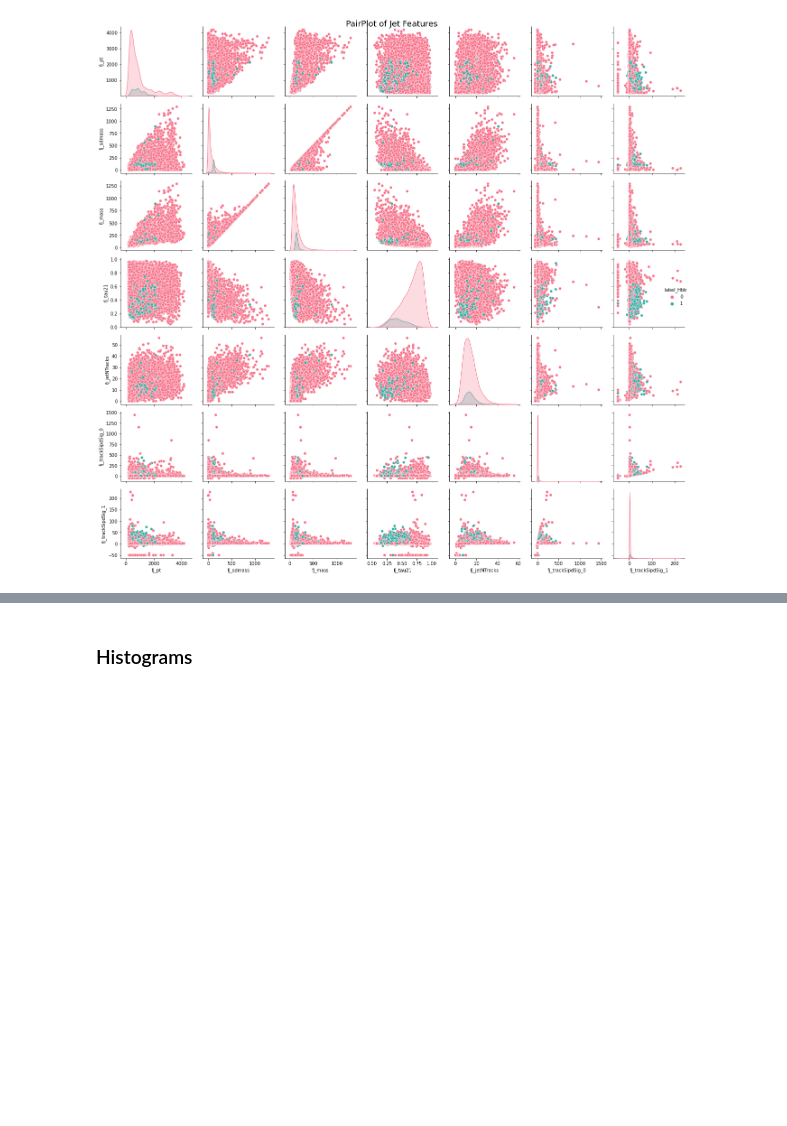
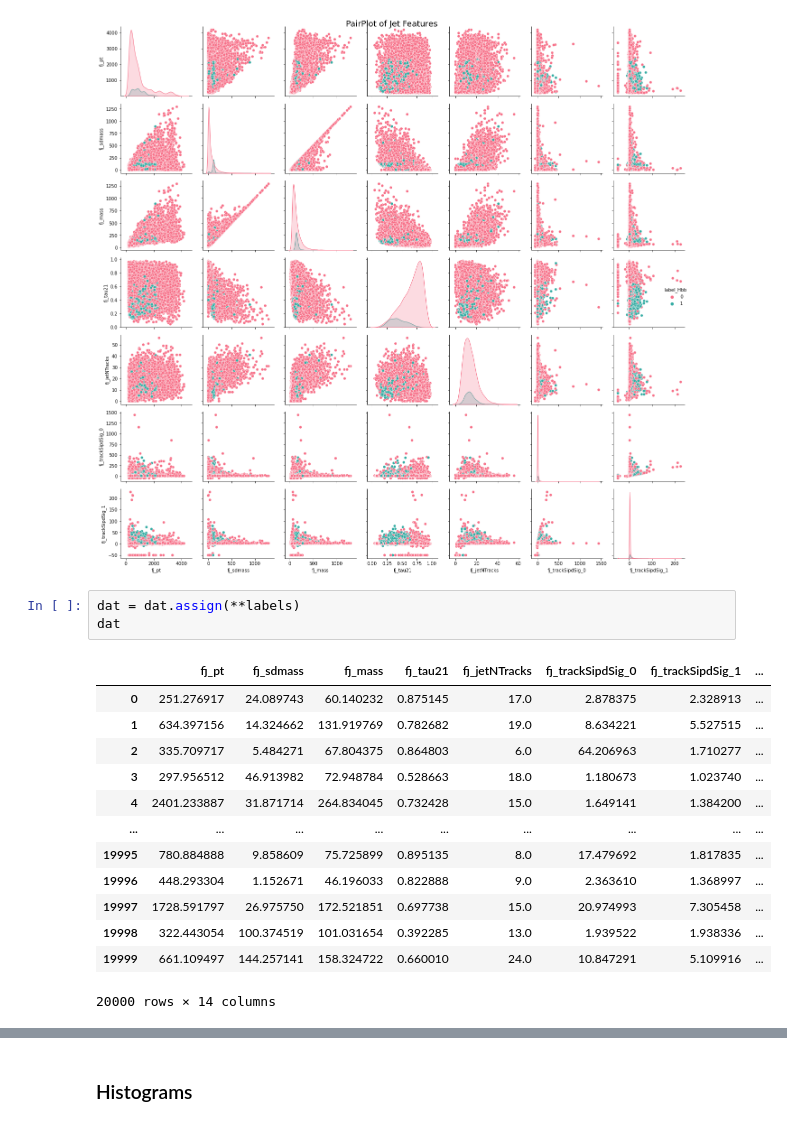
Before and after one commit to sharmimathur/jet-multiclassification, a Jupyter notebook: notebooks/EDA.ipynb, the cells around one changed output, grey strips where cells are left out. Saved outputs shown, nothing was run; the diff lists cells and outputs as text; blank space fills up the shorter version.

```diff
--- a/notebooks/EDA.ipynb
+++ b/notebooks/EDA.ipynb
@@ -84,3 +87,20 @@ plt.tight_layout()
 plt.show()   # pairplot of jet features to see how separable the classes may be and to find potential features to use together
 # %% [output]
 [figure]
+# %%
+dat = dat.assign(**labels)
+dat
+# %% [output]
+|  | fj_pt | fj_sdmass | fj_mass | fj_tau21 | fj_jetNTracks | fj_trackSipdSig_0 | fj_trackSipdSig_1 | ... |
+| 0 | 251.276917 | 24.089743 | 60.140232 | 0.875145 | 17.0 | 2.878375 | 2.328913 | ... |
+| 1 | 634.397156 | 14.324662 | 131.919769 | 0.782682 | 19.0 | 8.634221 | 5.527515 | ... |
+| 2 | 335.709717 | 5.484271 | 67.804375 | 0.864803 | 6.0 | 64.206963 | 1.710277 | ... |
+| 3 | 297.956512 | 46.913982 | 72.948784 | 0.528663 | 18.0 | 1.180673 | 1.023740 | ... |
+| 4 | 2401.233887 | 31.871714 | 264.834045 | 0.732428 | 15.0 | 1.649141 | 1.384200 | ... |
+| ... | ... | ... | ... | ... | ... | ... | ... | ... |
+| 19995 | 780.884888 | 9.858609 | 75.725899 | 0.895135 | 8.0 | 17.479692 | 1.817835 | ... |
+| 19996 | 448.293304 | 1.152671 | 46.196033 | 0.822888 | 9.0 | 2.363610 | 1.368997 | ... |
+| 19997 | 1728.591797 | 26.975750 | 172.521851 | 0.697738 | 15.0 | 20.974993 | 7.305458 | ... |
+| 19998 | 322.443054 | 100.374519 | 101.031654 | 0.392285 | 13.0 | 1.939522 | 1.938336 | ... |
+| 19999 | 661.109497 | 144.257141 | 158.324722 | 0.660010 | 24.0 | 10.847291 | 5.109916 | ... |
+20000 rows × 14 columns
```
Also changed, not shown: parts of 2 cells of this notebook.
